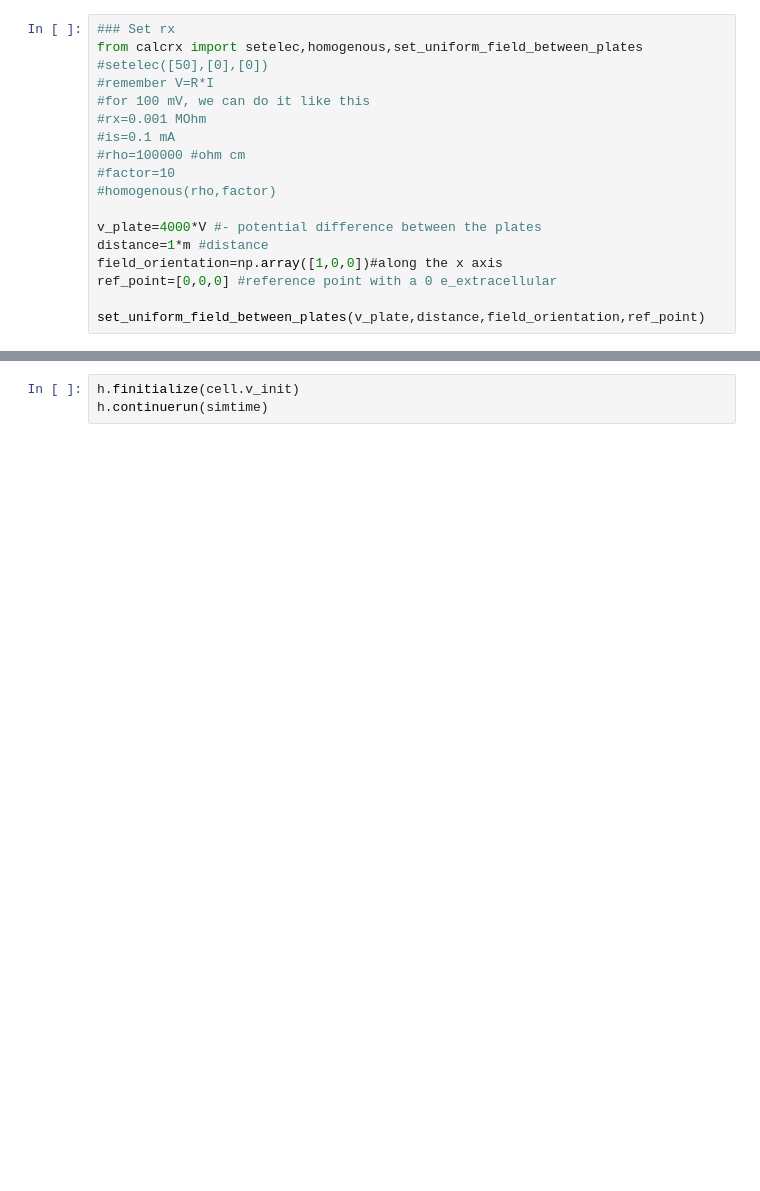
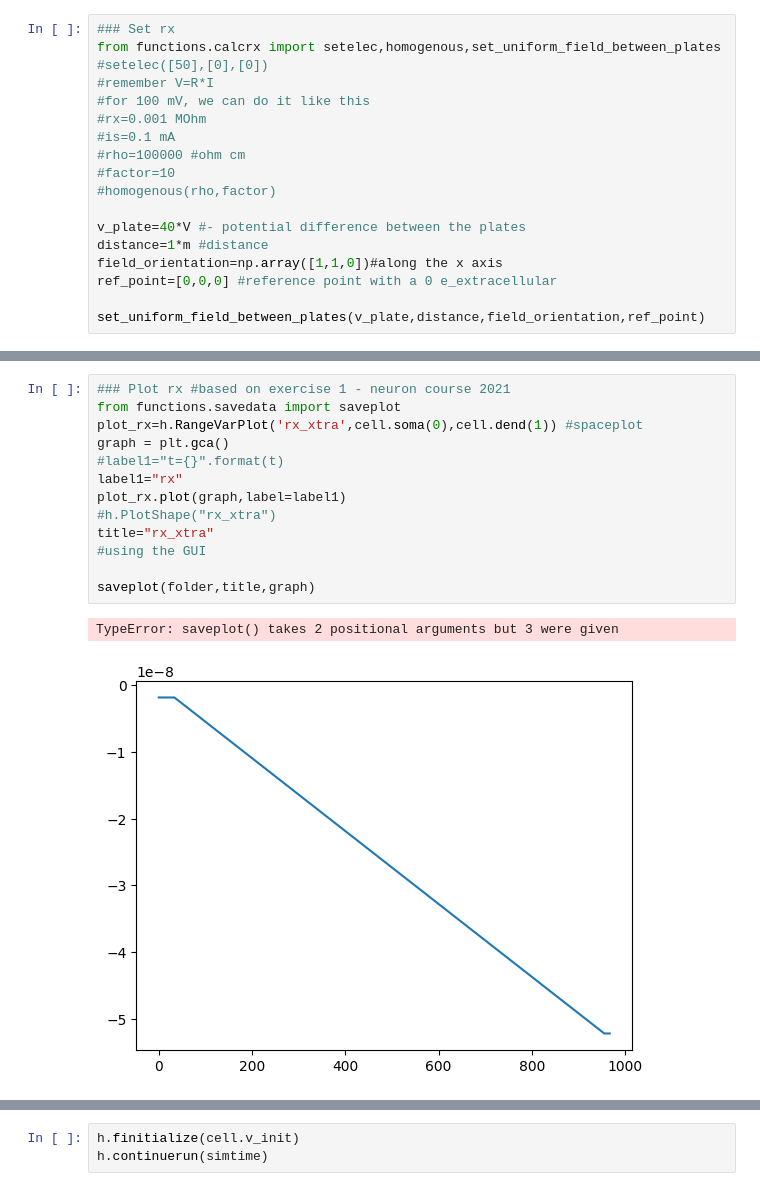
Before and after one commit to pedrofurrix/HH_simple, a Jupyter notebook: Test_ec.ipynb, the cells around one changed output, grey strips where cells are left out. Saved outputs shown, nothing was run; the diff lists cells and outputs as text; blank space fills up the shorter version.

```diff
--- a/Test_ec.ipynb
+++ b/Test_ec.ipynb
@@ -50,7 +59,7 @@ After any change to cell geometry or nseg, be sure to invoke setpointers()
  'cell': Fast Spiking[0]}
 # %%
 ### Set rx
-from calcrx import setelec,homogenous,set_uniform_field_between_plates
+from functions.calcrx import setelec,homogenous,set_uniform_field_between_plates
 #setelec([50],[0],[0])
 #remember V=R*I
 #for 100 mV, we can do it like this
@@ -60,9 +69,9 @@ from calcrx import setelec,homogenous,set_uniform_field_between_plates
 #factor=10
 #homogenous(rho,factor)
 
-v_plate=4000*V #- potential difference between the plates
+v_plate=40*V #- potential difference between the plates
 distance=1*m #distance
-field_orientation=np.array([1,0,0])#along the x axis
+field_orientation=np.array([1,1,0])#along the x axis
 ref_point=[0,0,0] #reference point with a 0 e_extracellular
 
 set_uniform_field_between_plates(v_plate,distance,field_orientation,ref_point)
@@ -114,3 +174,19 @@ print(1)
+# %%
+### Plot rx #based on exercise 1 - neuron course 2021
+from functions.savedata import saveplot
+plot_rx=h.RangeVarPlot('rx_xtra',cell.soma(0),cell.dend(1)) #spaceplot
+graph = plt.gca()
+#label1="t={}".format(t)
+label1="rx"
+plot_rx.plot(graph,label=label1)
+#h.PlotShape("rx_xtra")
+title="rx_xtra"
+#using the GUI
+
+saveplot(folder,title,graph)
+# %% [output]
+TypeError: saveplot() takes 2 positional arguments but 3 were given
+[figure, added]
 # %%
 # # Transient Time
 # trans = 0000
```
Also changed, not shown: parts of 17 cells of this notebook, 19 other files.
